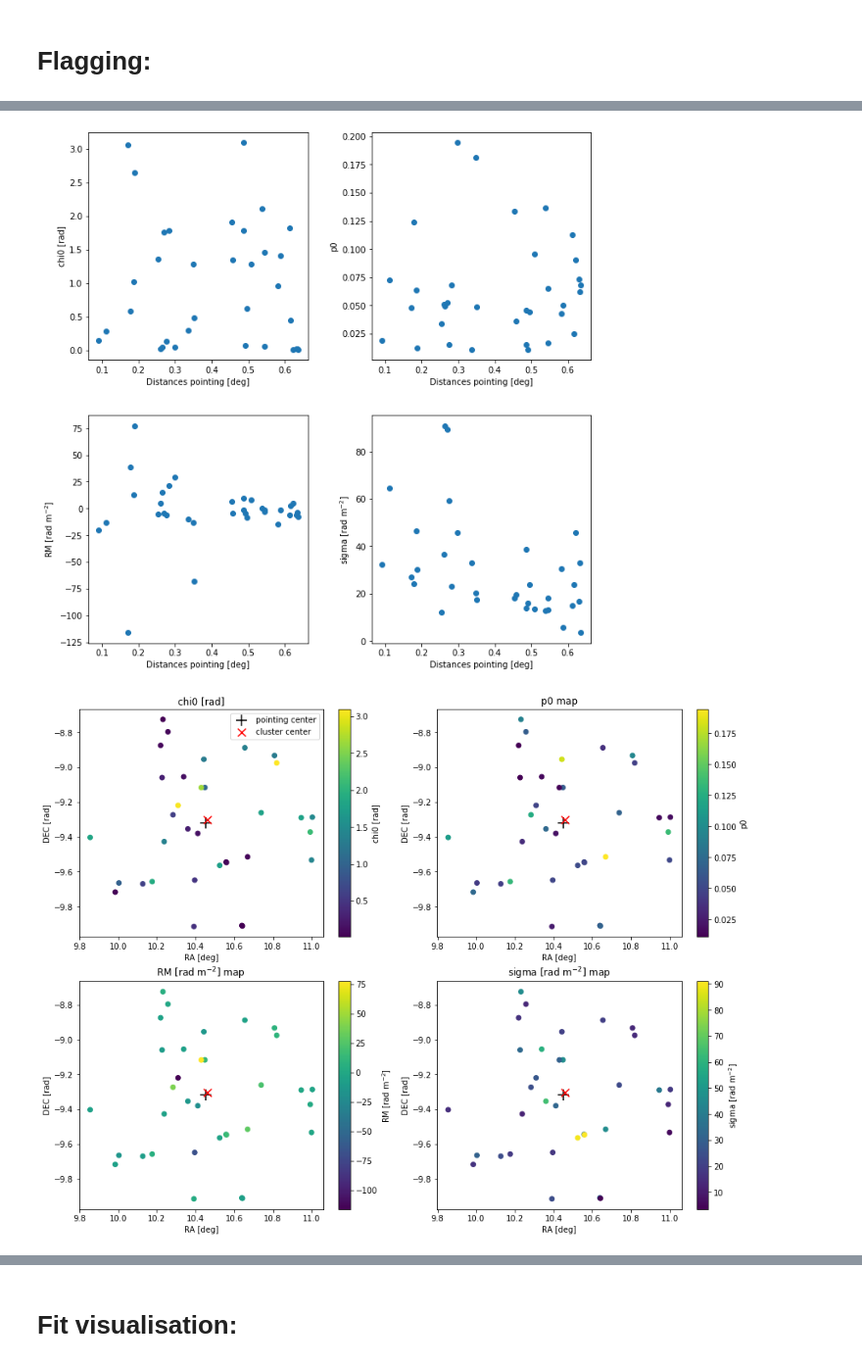
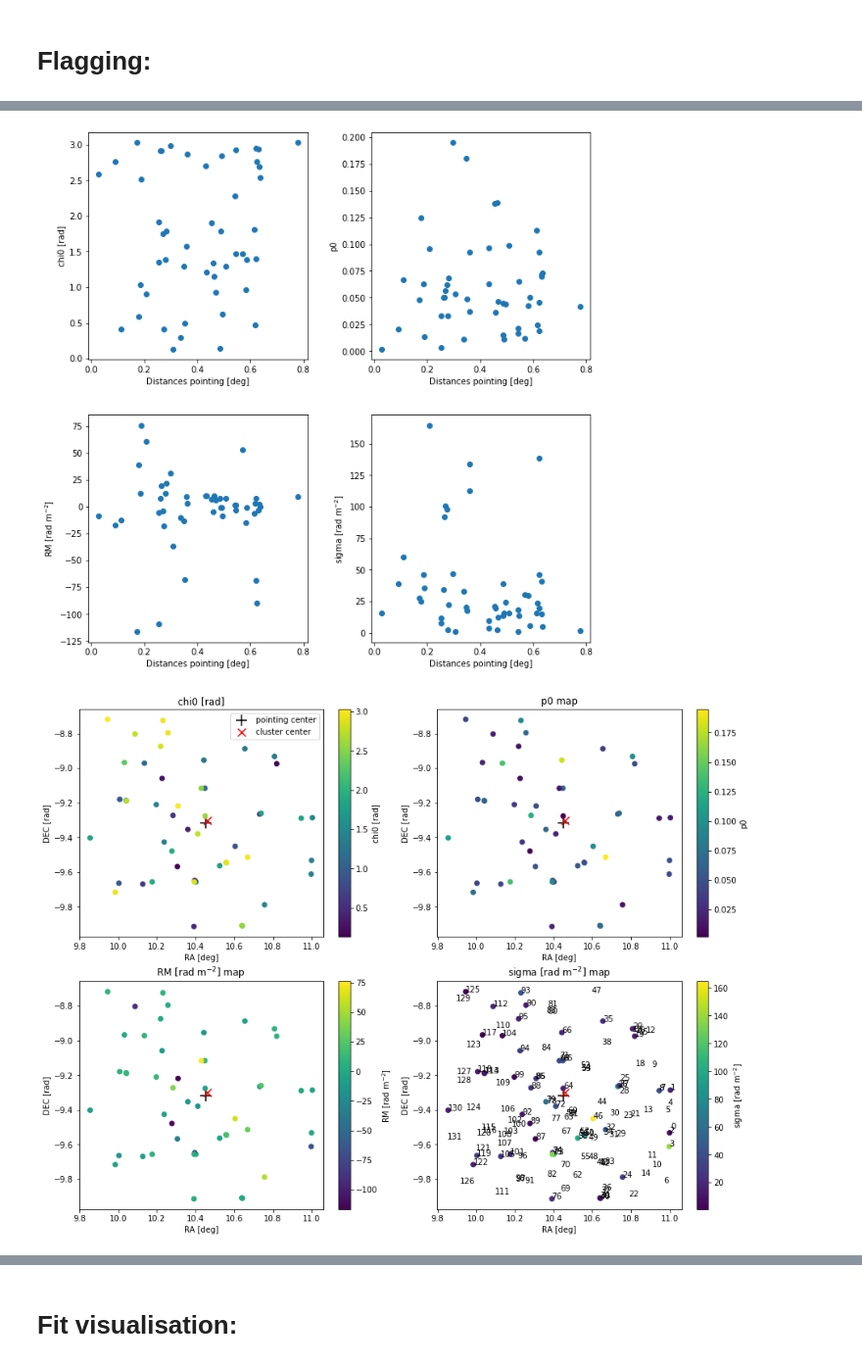
Before and after one commit to Woutmg/Meerkat_FracPol_New, a Jupyter notebook: MCMC_analyser.ipynb, the cells around one changed output, grey strips where cells are left out. Shown at 98% size. Cells and saved outputs as stored; diff of their text form; code cells hidden in the pictures.

```diff
--- a/MCMC_analyser.ipynb
+++ b/MCMC_analyser.ipynb
@@ -198,0 +200,20 @@ plt.show()
+# %%
+plt.figure(figsize=(10,10))
+plt.scatter(np.mean(linpol_select, axis=0)[mask_inspec], sigma_list[mask_inspec])
+for n in range(len(sigma_list)):
+    plt.text(np.mean(linpol_select, axis=0)[n], sigma_list[n], str(n), clip_on=True)
+plt.grid(alpha=1)
+plt.grid(alpha=0.5, which='minor')
+plt.yscale('log')
+plt.xscale('log')
+plt.ylim(1e0, 2e3)
+plt.ylabel('sigma [rad m$^{-2}$]')
+plt.xlabel('freqmean linpol strength [mJy')
+plt.show()
+
+plt.scatter(np.mean(linpol_select, axis=0), p0_list)
+plt.yscale('log')
+plt.xscale('log')
+plt.ylabel('sigma [rad m$^{-2}$]')
+plt.xlabel('freqmean linpol strength [mJy')
+plt.show()
@@ -204,7 +228,7 @@ conf_int = scipy.stats.chi2.cdf(sigma**2,1)
 red_chi_lim = scipy.stats.chi2.ppf(conf_int, 20)/20
 print('reduced chisqw at 5 sigma is: ' + str(red_chi_lim))
 
-mask_inspec = np.argwhere((sigma_list<100)&(redchisq_QU_list > 100))#&(sigma_unc_list/sigma_list< 1))
+mask_inspec = np.argwhere((sigma_list<200)&((sigma_unc_list/sigma_list)<2)&(RM_unc_list/RM_list<2)&(p0_list<0.2)&(redchisq_QU_list < 40))
 #np.argwhere((sigma_list<200)&(redchisq_QU_list < 100))#&(chi0_list<0.02))\
                           #&(p0_list<0.5)&(sigma_unc_list/sigma_list< 1)&(np.abs(RM_unc_list/RM_list< 1))\
                           #&(p0_unc_list/p0_list< 1)&(chi0_unc_list/chi0_list< 1))[:,0]
@@ -372,10 +409,14 @@ axs[0,1].set_xlabel('Distances pointing [deg]')
 axs[0,1].set_ylabel('p0')
 
 axs[1,0].scatter(distances_cluster[mask_inspec], RM_list[mask_inspec])
+#for n in range(len(distances_cluster)):
+#    axs[1,0].text(distances_cluster[n], RM_list[n], str(n), clip_on=True)
 axs[1,0].set_xlabel('Distances pointing [deg]')
 axs[1,0].set_ylabel('RM [rad m$^{-2}$]')
 
 axs[1,1].scatter(distances_cluster[mask_inspec], sigma_list[mask_inspec])
+#for n in range(len(distances_cluster)):
+#    axs[1,1].text(distances_cluster[n], sigma_list[n], str(n), clip_on=True)
 axs[1,1].set_xlabel('Distances pointing [deg]')
 axs[1,1].set_ylabel('sigma [rad m$^{-2}$]')
 
@@ -402,35 +443,37 @@ axs[0,1].set_title('p0 map')
 img2 = axs[0,1].scatter(loc_world_selected.lon.degree[mask_inspec], loc_world_selected.lat.degree[mask_inspec]\
                  , c=p0_list[mask_inspec], zorder=2)
 axs[0,1].scatter(point_center.data.lon.degree, point_center.data.lat.degree, color='black'\
                  , marker='+', s=2e2)
 axs[0,1].scatter(cluster_center.data.lon.degree, cluster_center.data.lat.degree, color='red'\
                  , marker='x', s=1e2)
 axs[0,1].set_xlabel('RA [deg]')
 axs[0,1].set_ylabel('DEC [rad]')
 plt.colorbar(img2, ax=axs[0,1], orientation='vertical', label='p0')
 
 axs[1,0].set_title('RM [rad m$^{-2}$] map')
 img3 = axs[1,0].scatter(loc_world_selected.lon.degree[mask_inspec], loc_world_selected.lat.degree[mask_inspec]\
                  , c=RM_list[mask_inspec], zorder=2)
 axs[1,0].scatter(point_center.data.lon.degree, point_center.data.lat.degree, color='black', marker='+', s=2e2)
 axs[1,0].scatter(cluster_center.data.lon.degree, cluster_center.data.lat.degree, color='red', marker='x', s=1e2)
 axs[1,0].set_xlabel('RA [deg]')
 axs[1,0].set_ylabel('DEC [rad]')
 plt.colorbar(img3, ax=axs[1,0], orientation='vertical', label='RM [rad m$^{-2}$]')
 
 axs[1,1].set_title('sigma [rad m$^{-2}$] map')
 img4 = axs[1,1].scatter(loc_world_selected.lon.degree[mask_inspec], loc_world_selected.lat.degree[mask_inspec]\
                  , c=sigma_list[mask_inspec], zorder=2)
+for n in range(len(distances_cluster)):
+    axs[1,1].text(loc_world_selected.lon.degree[n], loc_world_selected.lat.degree[n], str(n), clip_on=True)
 axs[1,1].scatter(point_center.data.lon.degree, point_center.data.lat.degree, color='black', marker='+', s=2e2)
 axs[1,1].scatter(cluster_center.data.lon.degree, cluster_center.data.lat.degree, color='red', marker='x', s=1e2)
 axs[1,1].set_xlabel('RA [deg]')
 axs[1,1].set_ylabel('DEC [rad]')
 plt.colorbar(img4, ax=axs[1,1], orientation='vertical', label='sigma [rad m$^{-2}$]')
 
 plt.show()
 # %% [output]
-[figure, old version]
+[figure, new version]
-[figure, old version]
+[figure, new version]
 # %%
 plt.title('Depolarisation RM dependence')
 plt.scatter(sigma_list[mask_inspec], RM_list[mask_inspec])
```
Also changed, not shown: parts of 12 cells of this notebook, 6 other files.
